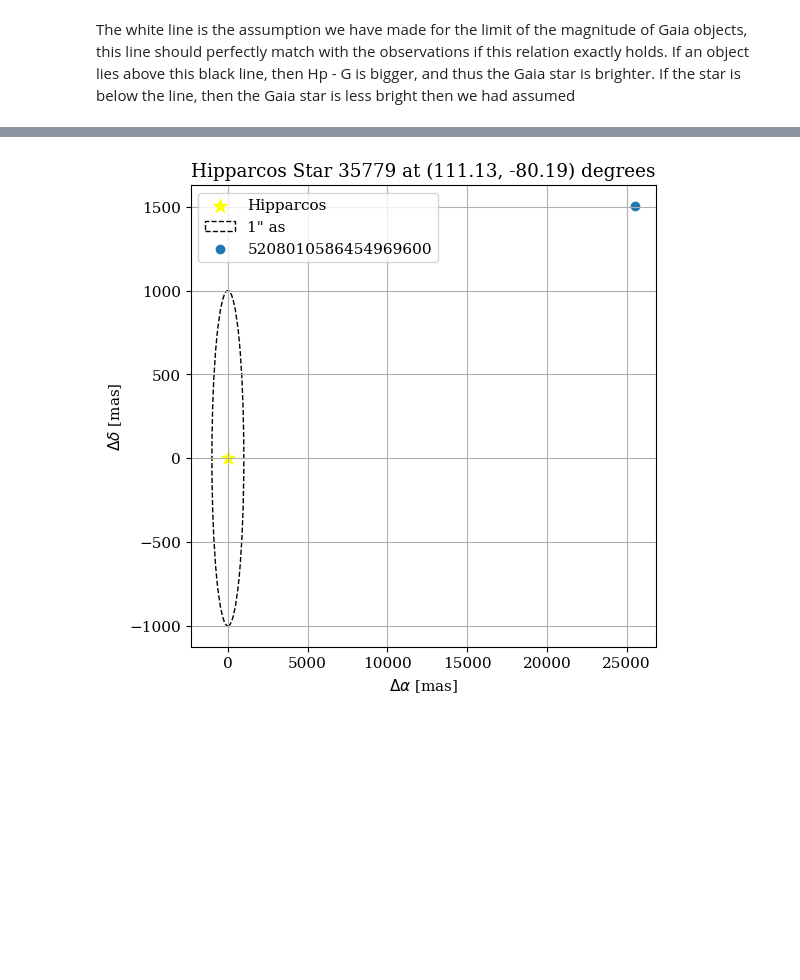
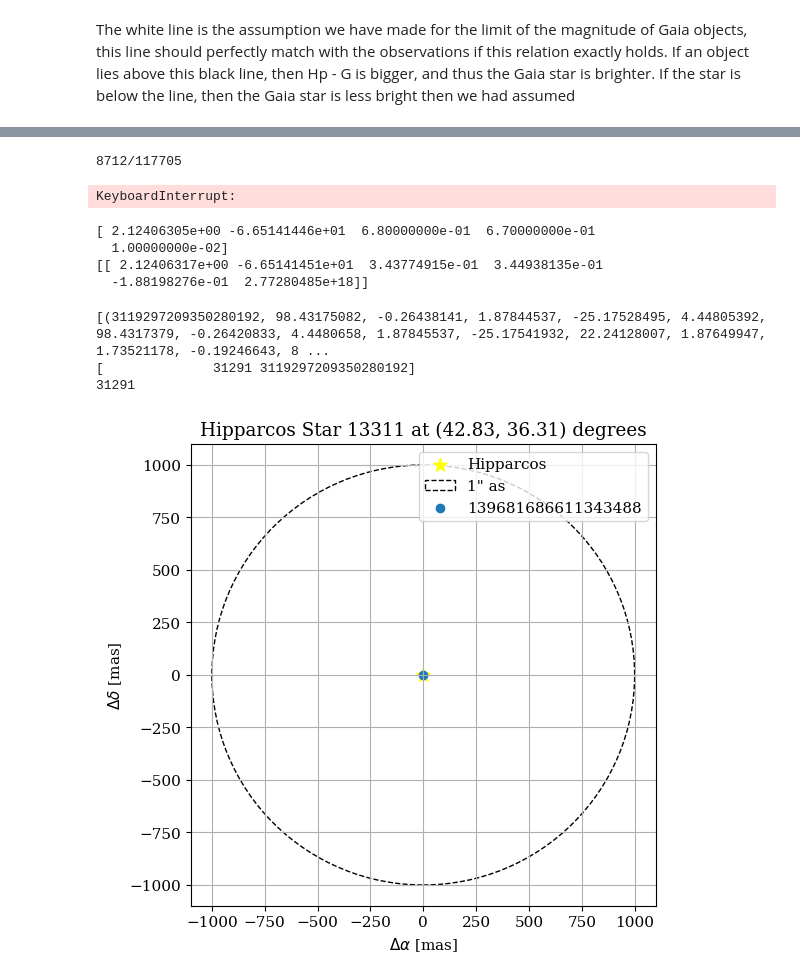
Before and after one commit to RenVit318/masterproject, a Jupyter notebook: src/notebooks/crossmatch_analysis.ipynb, the cells around one changed output, grey strips where cells are left out. Drawn from its saved outputs; the diff is of its cells as text; code cells hidden in the pictures; blank space fills up the shorter version.

Commit message:
XM Analysis + GaiaCat index tracking in crossmatch

```diff
--- a/src/notebooks/crossmatch_analysis.ipynb
+++ b/src/notebooks/crossmatch_analysis.ipynb
@@ -172,10 +198,12 @@ The white line is the assumption we have made for the limit of the magnitude of
 # %%
-pos_gaia_params = ['ra', 'dec', 'ra_error', 'dec_error', 'ra_dec_corr']
+pos_gaia_params = ['ra_prop', 'dec_prop', 'e_ra_prop', 'e_de_prop', 'ra_dec_prop']
 pos_hipp_params = ['ra', 'dec', 'e_ra_rad', 'e_de_rad', 'u2']
-xm = xm_all
+xm = xm_near
 
-xm, pos_gaia = query_extra_data(xm, pos_gaia_params)
-xm, pos_hipp = query_extra_data(xm, pos_hipp_params, cat='hipp')
+xm, pos_gaia = query_extra_data(xm, pos_gaia_params, cat='GaiaBaseCat', cat_dpath='../../../data/')
+# Difficult to query Gaia data because the cat file is too big.
+xm, pos_hipp_table = query_extra_data(xm, pos_hipp_params, cat='hipp')
+cat_gaia = fits.open('../../../data/GaiaBaseCat.fits')[1].data
 # %% [output]
 INFO: Login to gaia TAP server [astroquery.gaia.core]
 OK
@@ -193 +236,14 @@ hipp_de_mas = pos_hipp[:,1] * 3600 * 1e3
+# %%
+# Manual cross match on a Gaia Cat. This is incredibly slow. Should be able to do this better.
+# For nearest implementation. Do it only for those objects where it is necessary
+# The below code is for
+pos_gaia = np.zeros((xm.shape[0], len(pos_gaia_params)))
+for i,gaia_id in enumerate(xm[:,1]):
+    cat_idx = np.where(cat_gaia['source_id'] == gaia_id)
+    for j, label in enumerate(pos_gaia_params):
+        pos_gaia[i][j] = cat_gaia[cat_idx][label]
+    print(f'{i}/{xm.shape[0]}', end='\r')
+# %% [output]
+8712/117705
+KeyboardInterrupt:
 # %%
@@ -203,35 +272,59 @@ for i in range(c[random_idx]):
+# %%
+print(pos_hipp)
+print(pos_gaia)
+# %% [output]
+[ 2.12406305e+00 -6.65141446e+01  6.80000000e-01  6.70000000e-01
+  1.00000000e-02]
+[[ 2.12406317e+00 -6.65141451e+01  3.43774915e-01  3.44938135e-01
+  -1.88198276e-01  2.77280485e+18]]
+# %%
+print(cat_gaia[gaia_cat_idx])
+print(xm[idx[random_idx]+i])
+print(hipp_id)
+# %% [output]
+[(3119297209350280192, 98.43175082, -0.26438141, 1.87844537, -25.17528495, 4.44805392, 98.4317379, -0.26420833, 4.4480658, 1.87845537, -25.17541932, 22.24128007, 1.87649947, 1.73521178, -0.19246643, 8 ...
+[              31291 3119297209350280192]
+31291
 # %%
-#random_idx = np.random.choice(idx)
-#hipp_id = random_idx
-#gaia_ids = []
-#for i in range(c[random_idx]):
-#    gaia_ids.append(random_idx + i)
+ei = 1 # error inflation for testing
 
 from matplotlib.patches import Circle, Ellipse
 cs_radius = 1
 fig, ax = plt.subplots(1,1, figsize=(6,6))
 
+ra_h = pos_hipp[0] * 3600 * 1e3
+de_h = pos_hipp[1] * 3600 * 1e3
+
 ax.scatter(0, 0, s=100, c='yellow', marker='*',label='Hipparcos')
-hipp_err_ellipse = Ellipse((0,0), pos_hipp[:,2][hipp_id], pos_hipp[:,3][hipp_id], fill=False, ec='yellow')
+hipp_err_ellipse = Ellipse((0,0), ei*pos_hipp[2], ei*pos_hipp[3], fill=False, ec='yellow')
 ax.add_patch(hipp_err_ellipse)
 
 
 conesearch_circle = Circle((0,0), cs_radius * 1e3, fill=False, ec='black', ls='--', label=f'{cs_radius}" as')
 ax.add_patch(conesearch_circle)
-for gaia_id in gaia_ids:
-    ax.scatter(gaia_ra_mas[gaia_id] - hipp_ra_mas[hipp_id], gaia_de_mas[gaia_id] - hipp_de_mas[hipp_id],  label=xm[:,1][gaia_id])
-    gaia_err_ellipse = Ellipse((gaia_ra_mas[gaia_id] - hipp_ra_mas[hipp_id],gaia_de_mas[gaia_id] - hipp_de_mas[hipp_id]),
-                               pos_gaia[:,2][gaia_id], pos_gaia[:,3][gaia_id], fill=False)
+
+for i,pos in enumerate(pos_gaia):
+
+    ra = pos[0] * 3600 * 1e3
+    de = pos[1] * 3600 * 1e3
+    ax.scatter(ra - ra_h, de - de_h,  label=np.int64(pos[-1]), c=f'C{i}')
+    gaia_err_ellipse = Ellipse((ra - ra_h, de - de_h), ei*pos[2], ei*pos[3], fill=False, color=f'C{i}')
+
     ax.add_patch(gaia_err_ellipse)
 
 ax.set_xlabel(r"$\Delta\alpha$ [mas]")
 ax.set_ylabel(r"$\Delta\delta$ [mas]")
-ax.set_title(f"Hipparcos Star {hipp_id} at ({pos_hipp[:,0][hipp_id]:.2f}, {pos_hipp[:,1][hipp_id]:.2f}) degrees")
+ax.set_title(f"Hipparcos Star {hipp_id} at ({pos_hipp[0]:.2f}, {pos_hipp[1]:.2f}) degrees")
 
-plt.savefig('../../../figures/example_skyplot_sigma.png', bbox_inches='tight')
+#plt.savefig('../../../figures/example_skyplot_sigma.png', bbox_inches='tight')
 
+#sq_scale = 5 # mas
+#ax.set_xlim(-sq_scale, +sq_scale)
+#ax.set_ylim(-sq_scale, +sq_scale)
+
+#plt.savefig('../../../figures/example_skyplot_sigma_zoomed.png', bbox_inches='tight')
 
 plt.legend()
 plt.show()
 # %% [output]
-[figure, old version]
+[figure, new version]
```
Also changed, not shown: parts of 11 cells of this notebook, 2 other files.
